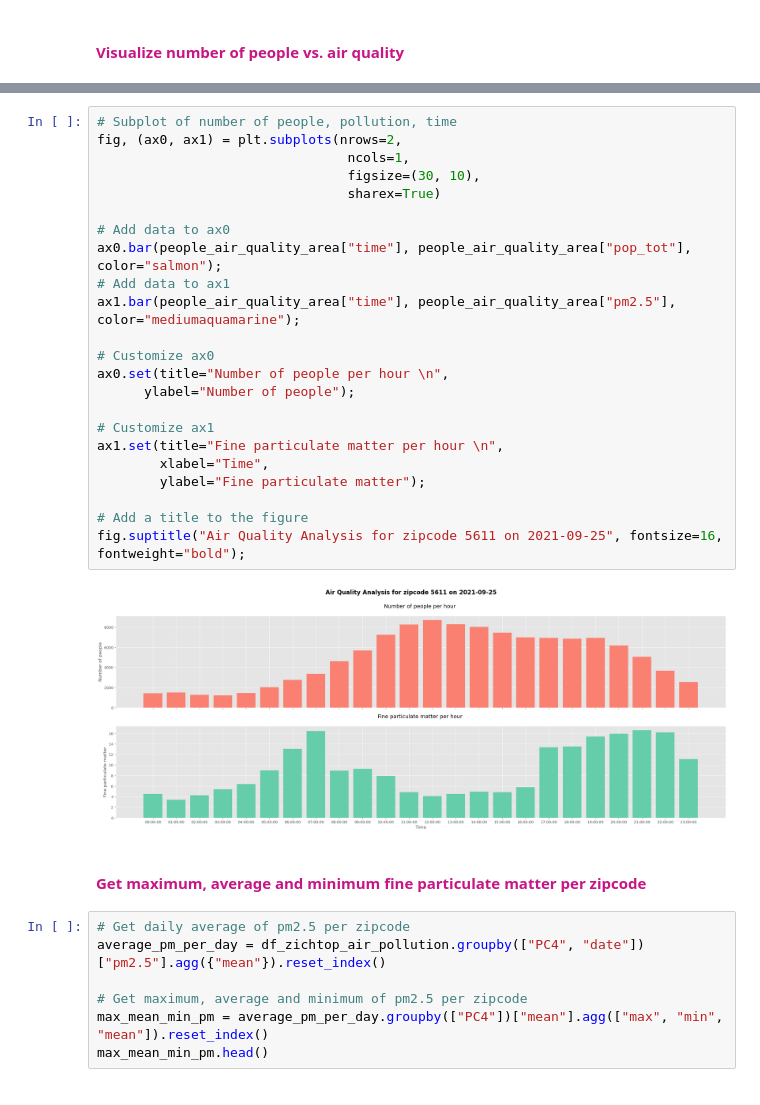
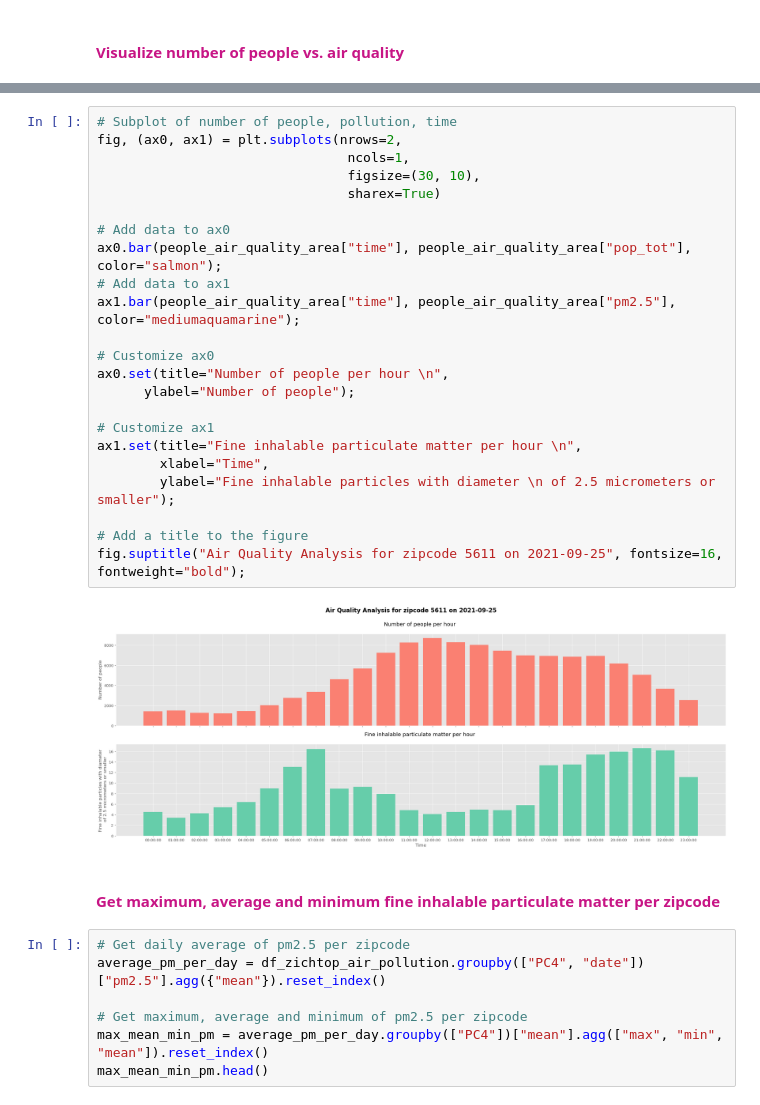
Before and after one commit to rawan-a-d/Air-Quality-Prediction, a Jupyter notebook: notebook.ipynb, the cells around one changed output, grey strips where cells are left out. Cells and saved outputs as stored; diff of their text form.

```diff
--- a/notebook.ipynb
+++ b/notebook.ipynb
@@ -376,30 +376,30 @@ ax.axhline(people_air_quality_area["pm2.5"].mean(),
 # %%
 # Subplot of number of people, pollution, time
 fig, (ax0, ax1) = plt.subplots(nrows=2,
                                 ncols=1,
                                 figsize=(30, 10),
                                 sharex=True)
 
 # Add data to ax0
 ax0.bar(people_air_quality_area["time"], people_air_quality_area["pop_tot"], color="salmon");
 # Add data to ax1
 ax1.bar(people_air_quality_area["time"], people_air_quality_area["pm2.5"], color="mediumaquamarine");
 
 # Customize ax0
 ax0.set(title="Number of people per hour \n",
       ylabel="Number of people");
 
 # Customize ax1
-ax1.set(title="Fine particulate matter per hour \n",
+ax1.set(title="Fine inhalable particulate matter per hour \n",
         xlabel="Time",
-        ylabel="Fine particulate matter");
+        ylabel="Fine inhalable particles with diameter \n of 2.5 micrometers or smaller");
 
 # Add a title to the figure
 fig.suptitle("Air Quality Analysis for zipcode 5611 on 2021-09-25", fontsize=16, fontweight="bold");
 # %% [output]
-[figure, old version]
+[figure, new version]
 # %% [markdown]
-<h4><font color=mediumvioletred> Get maximum, average and minimum fine particulate matter per zipcode </font></h4>
+<h4><font color=mediumvioletred> Get maximum, average and minimum fine inhalable particulate matter per zipcode </font></h4>
 # %%
 # Get daily average of pm2.5 per zipcode
 average_pm_per_day = df_zichtop_air_pollution.groupby(["PC4", "date"])["pm2.5"].agg({"mean"}).reset_index()
```
Also changed, not shown: parts of 8 cells of this notebook.
